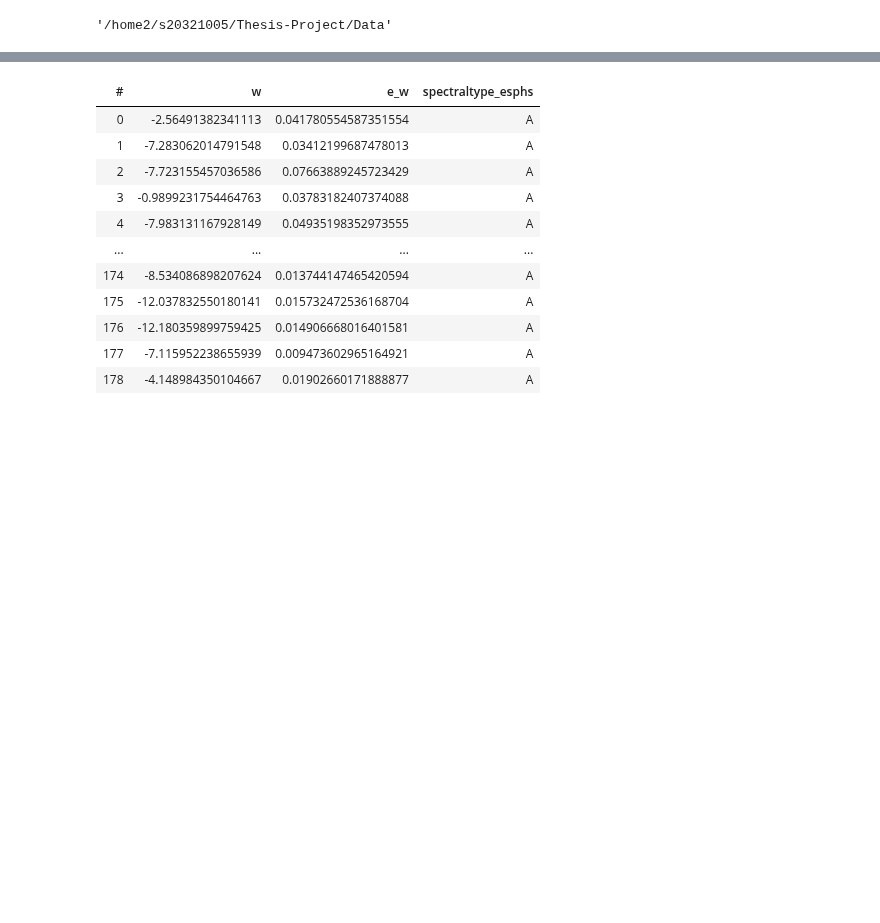
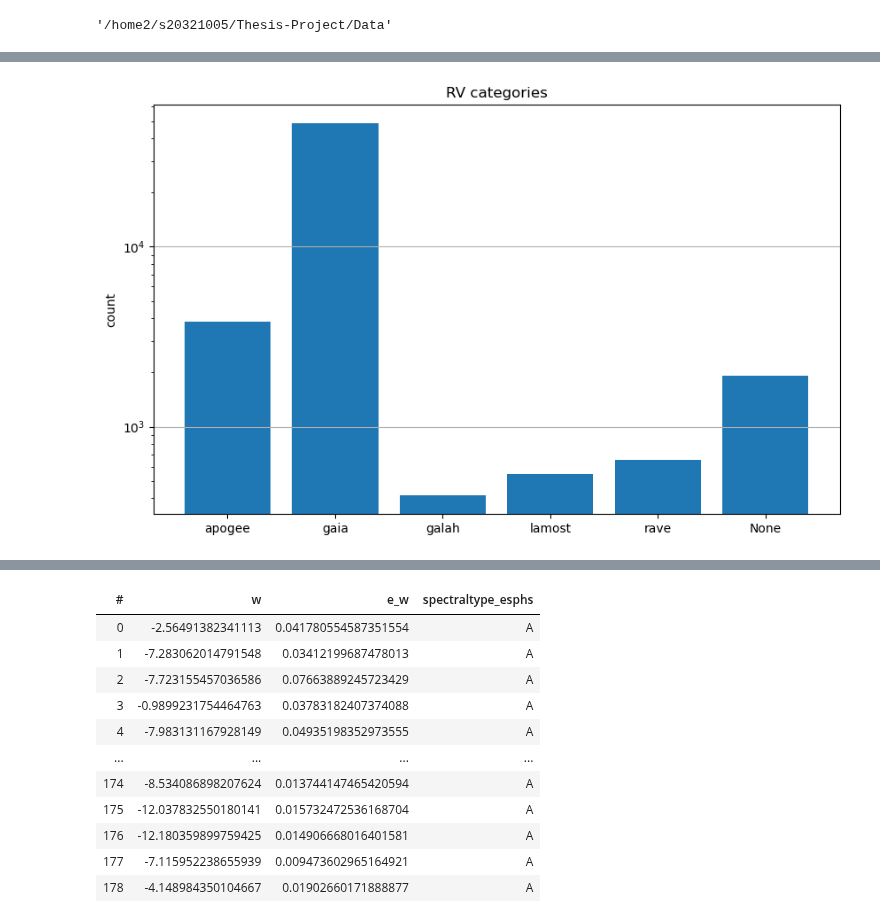
Before and after one commit to Alisyaifudin/Thesis-Project, a Jupyter notebook: 3. Vertical Velocity Distribution/3.4. Cutting.ipynb, the cells around one changed output, grey strips where cells are left out. Cells and saved outputs as stored; diff of their text form; code cells hidden in the pictures; blank space fills up the shorter version.

```diff
--- a/3. Vertical Velocity Distribution/3.4. Cutting.ipynb
+++ b/3. Vertical Velocity Distribution/3.4. Cutting.ipynb
@@ -199,0 +116,10 @@ df_mask
+# %%
+j_lower_interp = interpolate.interp1d(jks, j_lower, kind='cubic', fill_value="extrapolate")
+j_upper_interp = interpolate.interp1d(jks, j_upper, kind='cubic', fill_value="extrapolate")
+
+df_mask_65 = df.filter("JK < 0.65").filter("JK > -0.019")
+df_mask_65 = df.extract()
+
+df_mask_65["M_J_lower"] = j_lower_interp(df_mask_65["JK"].to_numpy())
+df_mask_65["M_J_upper"] = j_upper_interp(df_mask_65["JK"].to_numpy())
+df_mask_65
@@ -199,0 +139,12 @@ df_mask
+# %%
+# AG
+JK_lower = (df_s[df_s['SpT'] == 'B9V']['J-K'].to_numpy()[0]+df_s[df_s['SpT'] == 'A0V']['J-K'].to_numpy()[0])/2
+JK_upper = (df_s[df_s['SpT'] == 'G3V']['J-K'].to_numpy()[0]+df_s[df_s['SpT'] == 'G4V']['J-K'].to_numpy()[0])/2
+
+mask = ((df_mask_65['JK'] > JK_lower)
+          *(df_mask_65['JK'] < JK_upper)
+          *(df_mask_65['M_J_lower'] < df_mask_65['M_J'])
+          *(df_mask_65['M_J_upper'] > df_mask_65['M_J']))
+
+df_AG = df_mask_65[mask].extract()
+df_AG
@@ -199,0 +164,9 @@ df_mask
+# %%
+df_rv_nan = df_AG[df_AG.rv.isnan()]
+none = len(df_rv_nan)
+
+df_rv = df_AG.groupby('rv_cat', agg={'count': vaex.agg.count('rv_cat')})
+df_rv = df_rv.to_pandas_df()
+df_rv.at[0, 'count'] = none
+df_rv.sort_values(by='rv_cat', ascending=True, inplace=True)
+df_rv
@@ -199,0 +181,13 @@ df_mask
+# %%
+x = df_rv['rv_cat'].values.astype(str)
+y = df_rv['count'].values
+
+fig, ax = plt.subplots(figsize=(10, 6))
+ax.bar(x, y)
+ax.set_ylabel('count')
+ax.set_yscale('log')
+ax.set_title('RV categories')
+ax.yaxis.grid(True)
+plt.show()
+# %% [output]
+[figure, added]
```
Also changed, not shown: parts of 20 cells of this notebook, 29 other files.
